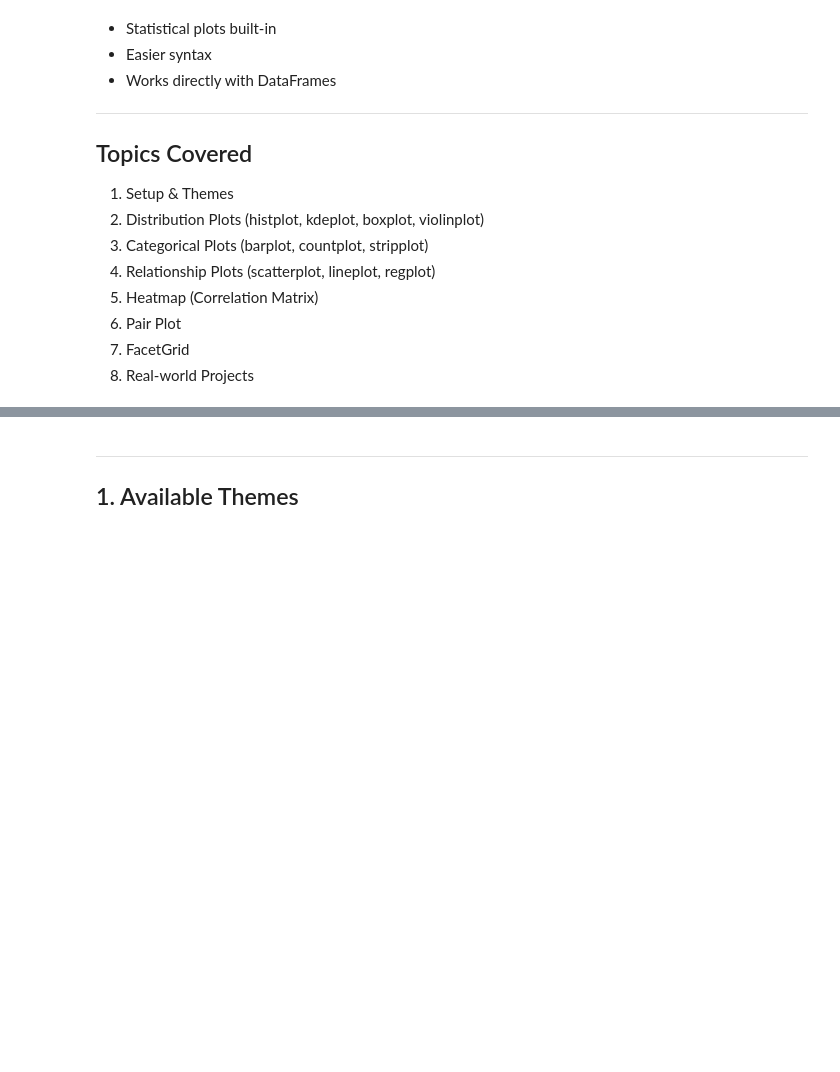
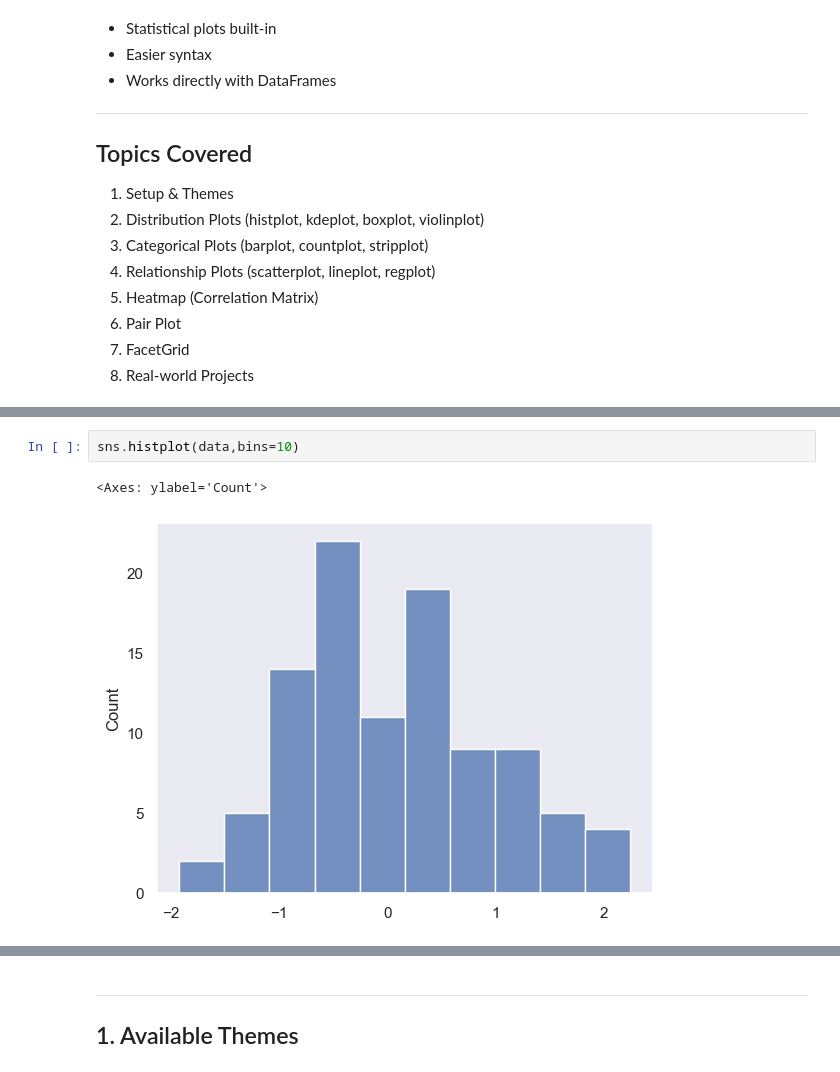
Before and after one commit to helloharendra/Python-DS-AI-11-AM-12-30PM, a Jupyter notebook: helloharendra/analytics/day6_seaborn.ipynb, the cells around one changed output, grey strips where cells are left out. Cells and saved outputs as stored; diff of their text form; blank space fills up the shorter version.

```diff
--- a/helloharendra/analytics/day6_seaborn.ipynb
+++ b/helloharendra/analytics/day6_seaborn.ipynb
@@ -20,0 +198,5 @@
+# %%
+sns.histplot(data,bins=10)
+# %% [output]
+<Axes: ylabel='Count'>
+[figure, added]
```
Also changed, not shown: parts of 42 cells of this notebook, 10 other files.
